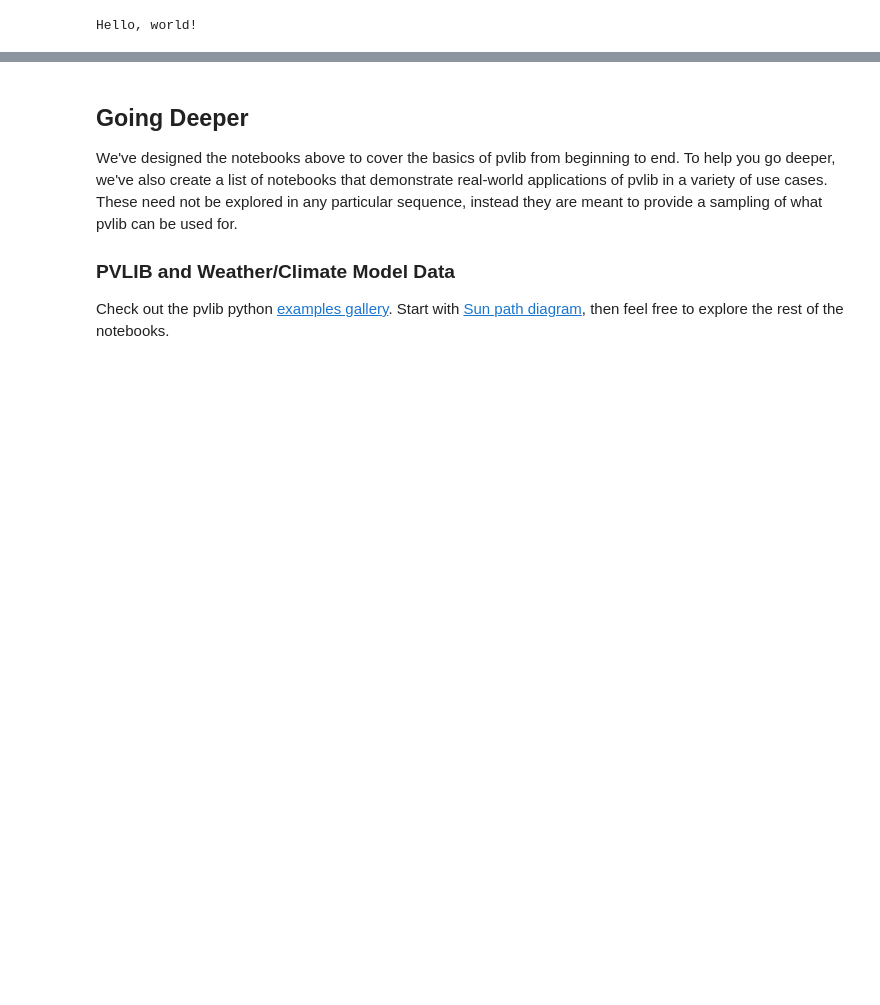
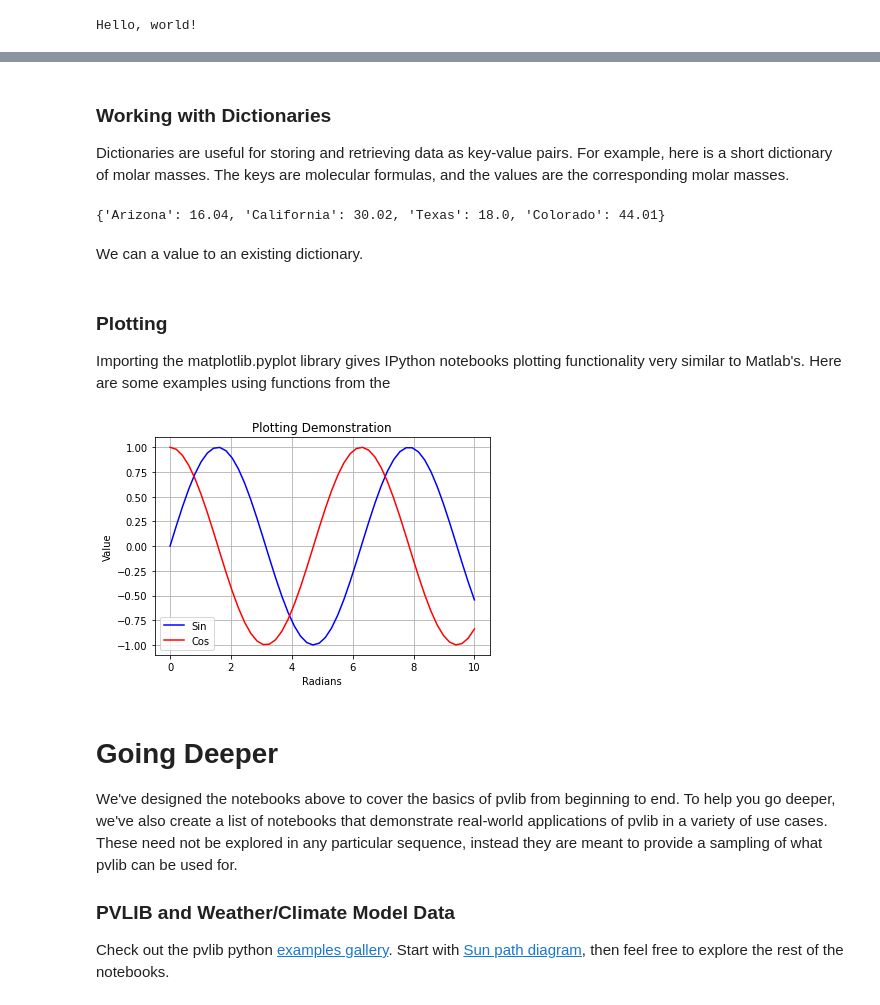
Before and after one commit to PV-Tutorials/pyData-2021-Solar-PV-Modeling, a Jupyter notebook: Tutorial 0 - Overview.ipynb, the cells around one changed output, grey strips where cells are left out. Saved outputs shown, nothing was run; the diff lists cells and outputs as text; code cells hidden in the pictures; blank space fills up the shorter version.

```diff
--- a/Tutorial 0 - Overview.ipynb
+++ b/Tutorial 0 - Overview.ipynb
@@ -102,0 +175,11 @@ a + b
+# %% [markdown]
+### Working with Dictionaries
+
+Dictionaries are useful for storing and retrieving data as key-value pairs. For example, here is a short dictionary of molar masses. The keys are molecular formulas, and the values are the corresponding molar masses.
+# %%
+States_SolarInstallations2020 = {'Arizona': 16.04, 'California': 30.02, 'Texas':18.00, 'Colorado': 44.01}  # GW
+States_SolarInstallations2020
+# %% [output]
+{'Arizona': 16.04, 'California': 30.02, 'Texas': 18.0, 'Colorado': 44.01}
+# %% [markdown]
+We can a value to an existing dictionary.
@@ -103,5 +188,27 @@ a + b
+# %% [markdown]
+### Plotting
+
+Importing the matplotlib.pyplot library gives IPython notebooks plotting functionality very similar to Matlab's. Here are some examples using functions from the
+# %%
+%matplotlib inline
+
+import matplotlib.pyplot as plt
+import numpy as np
+
+x = np.linspace(0,10)
+y = np.sin(x)
+z = np.cos(x)
+
+plt.plot(x,y,'b',x,z,'r')
+plt.xlabel('Radians');
+plt.ylabel('Value');
+plt.title('Plotting Demonstration')
+plt.legend(['Sin','Cos'])
+plt.grid()
+# %% [output]
+[figure, added]
 # %% [markdown]
-## Going Deeper
+# Going Deeper
 
 We've designed the notebooks above to cover the basics of pvlib from beginning
 to end. To help you go deeper, we've also create a list of notebooks that
```
Also changed, not shown: parts of 15 cells of this notebook.
